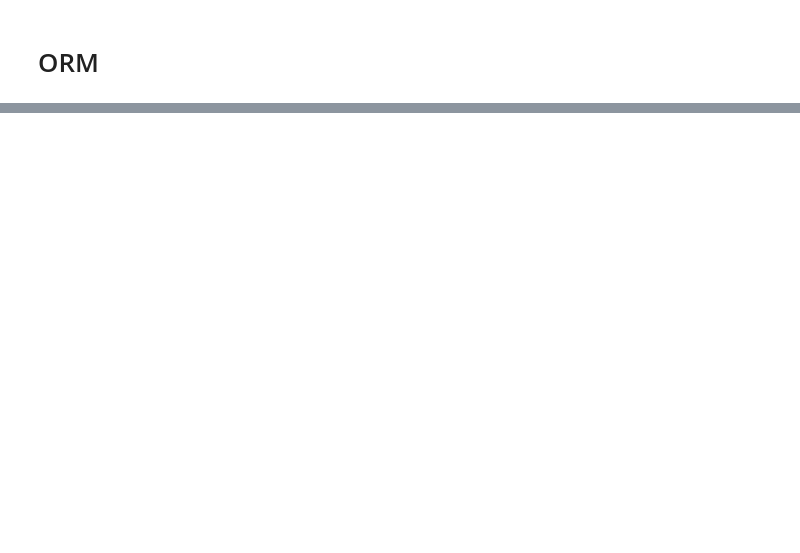
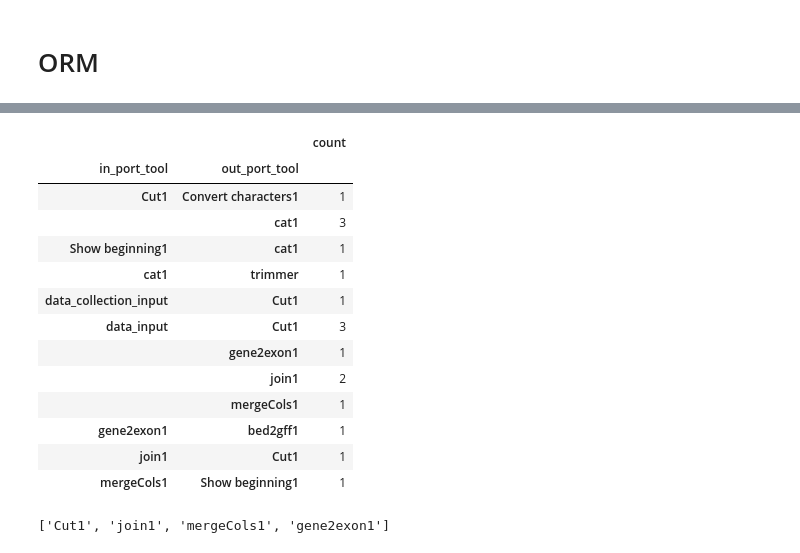
Before and after one commit to anatskiy/tool-suggestion-engine, a Jupyter notebook: suggestions-from-history.ipynb, the cells around one changed output, grey strips where cells are left out. Cells and saved outputs as stored; diff of their text form; code cells hidden in the pictures; blank space fills up the shorter version.

```diff
--- a/suggestions-from-history.ipynb
+++ b/suggestions-from-history.ipynb
@@ -170,0 +215,25 @@ tools
+# %%
+counts = connections[['in_port_tool', 'out_port_tool', 'id']].groupby(['in_port_tool', 'out_port_tool'])
+
+counts.count().rename(columns={'id': 'count'})
+# %% [output]
+|  |  | count |
+| in_port_tool | out_port_tool |  |
+| Cut1 | Convert characters1 | 1 |
+|  | cat1 | 3 |
+| Show beginning1 | cat1 | 1 |
+| cat1 | trimmer | 1 |
+| data_collection_input | Cut1 | 1 |
+| data_input | Cut1 | 3 |
+|  | gene2exon1 | 1 |
+|  | join1 | 2 |
+|  | mergeCols1 | 1 |
+| gene2exon1 | bed2gff1 | 1 |
+| join1 | Cut1 | 1 |
+| mergeCols1 | Show beginning1 | 1 |
+# %%
+suggestions = counts.size()['data_input'].sort_values(ascending=False)[:5].axes[0].tolist()
+
+suggestions
+# %% [output]
+['Cut1', 'join1', 'mergeCols1', 'gene2exon1']
```
Also changed, not shown: parts of 4 cells of this notebook.
